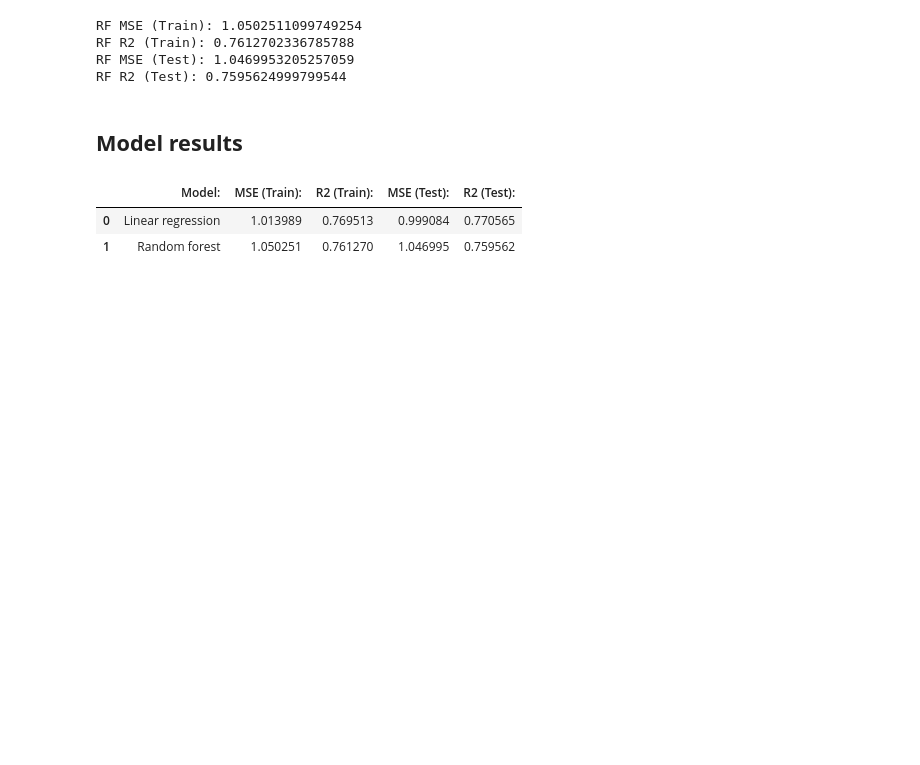
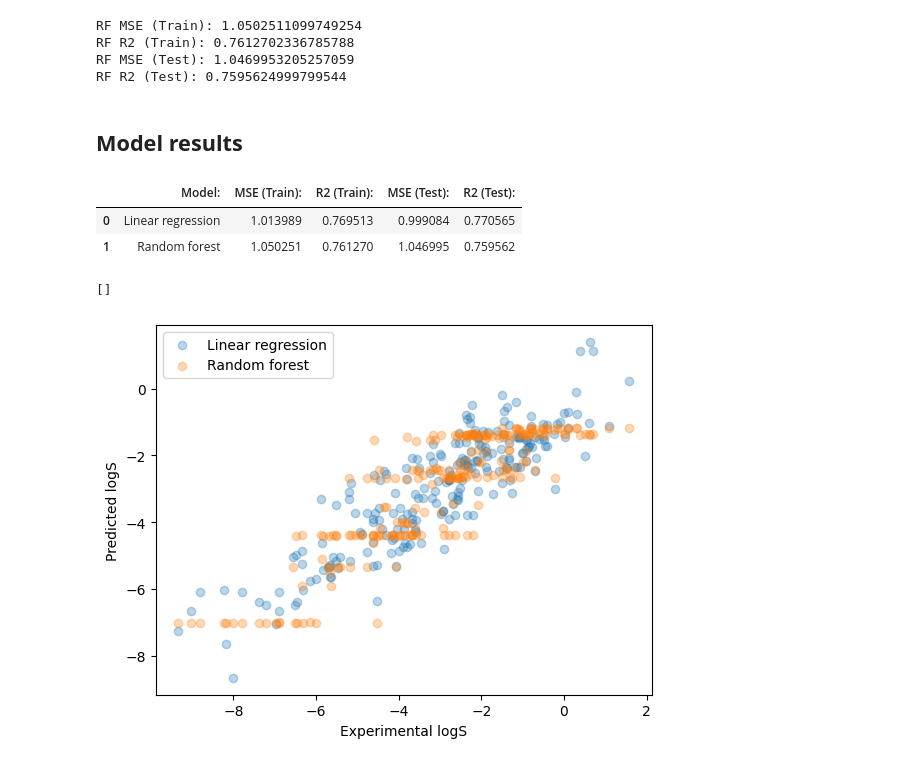
Before and after one commit to santiagovazquezff/solubility-ml, a Jupyter notebook: solubility_project.ipynb, the cells around one changed output. Drawn from its saved outputs; the diff is of its cells as text; code cells hidden in the pictures; blank space fills up the shorter version.

Commit message:
Updated with graph

```diff
--- a/solubility_project.ipynb
+++ b/solubility_project.ipynb
@@ -222,3 +222,14 @@ df
 |  | Model: | MSE (Train): | R2 (Train): | MSE (Test): | R2 (Test): |
 | 0 | Linear regression | 1.013989 | 0.769513 | 0.999084 | 0.770565 |
 | 1 | Random forest | 1.050251 | 0.761270 | 1.046995 | 0.759562 |
+# %%
+import matplotlib.pyplot as plot
+plot.scatter(x = y_test, y = y_lr_test_pred, alpha = 0.3, label = "Linear regression")
+plot.scatter(x = y_test, y = y_rf_test_pred, alpha = 0.3, label = "Random forest")
+plot.xlabel("Experimental logS")
+plot.ylabel("Predicted logS")
+plot.legend(["Linear regression", "Random forest"])
+plot.plot()
+# %% [output]
+[]
+[figure, added]
```
